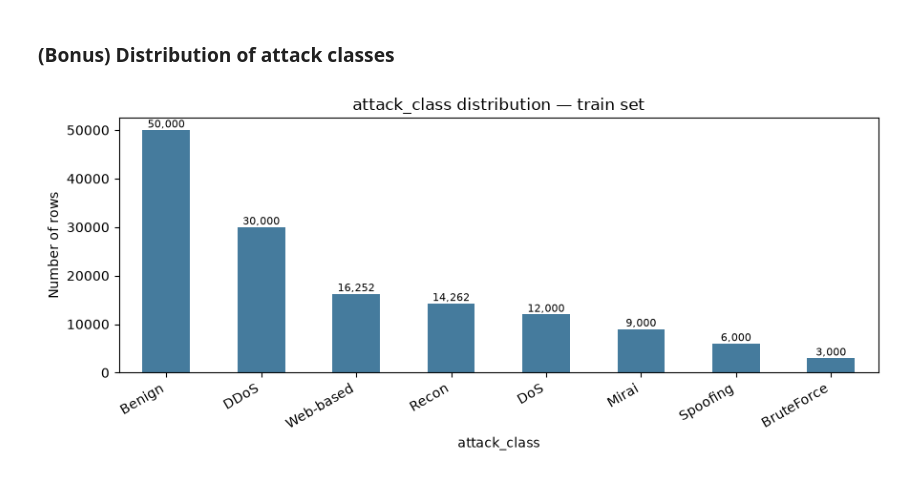
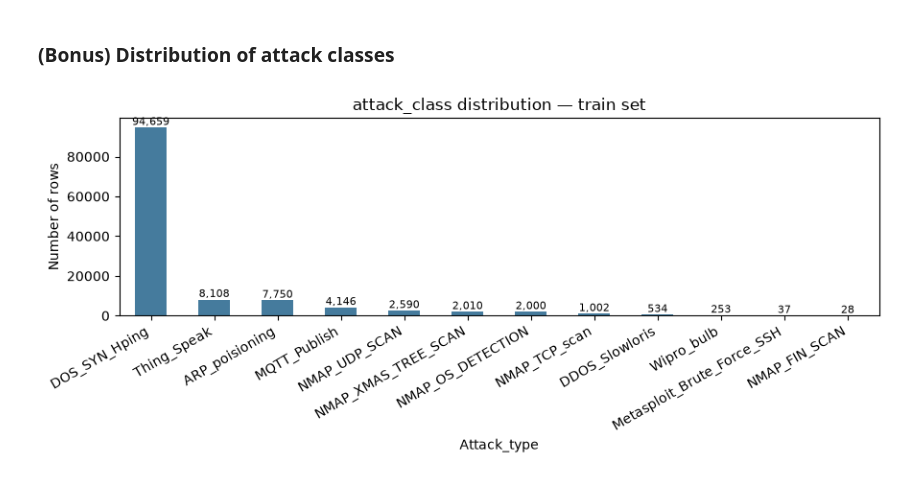
Before and after one commit to moeC4070/Machine_learning_project, a Jupyter notebook: Notebooks/01_data_loading_and_info.ipynb, the cells around one changed output. Cells and saved outputs as stored; diff of their text form; code cells hidden in the pictures.

```diff
--- a/Notebooks/01_data_loading_and_info.ipynb
+++ b/Notebooks/01_data_loading_and_info.ipynb
@@ -216,13 +194,13 @@ Attack (1)  90514 64.420000
 # %% [markdown]
 ### (Bonus) Distribution of attack classes
 # %%
-cls = df["attack_class"].value_counts()
+cls = df["Attack_type"].value_counts()
 plt.figure(figsize=(9, 4))
 ax = cls.plot(kind="bar", color="#457b9d")
 for p in ax.patches:
     ax.annotate(f"{int(p.get_height()):,}", (p.get_x()+p.get_width()/2, p.get_height()), ha="center", va="bottom", fontsize=8)
 plt.title("attack_class distribution — train set")
 plt.ylabel("Number of rows"); plt.xticks(rotation=30, ha="right")
 plt.tight_layout(); plt.show()
 # %% [output]
-[figure, old version]
+[figure, new version]
```
Also changed, not shown: parts of 12 cells of this notebook, 4 other files.
